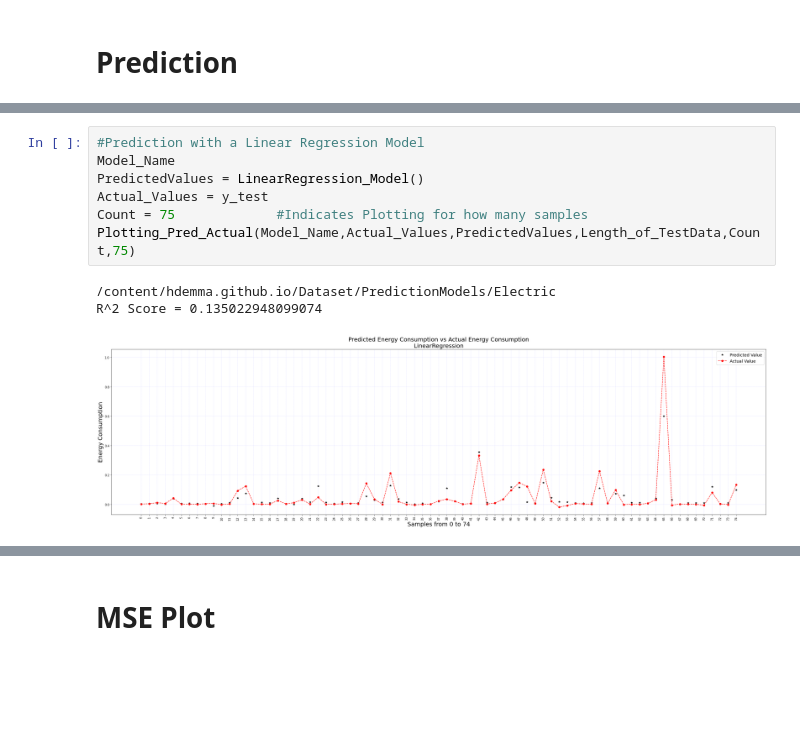
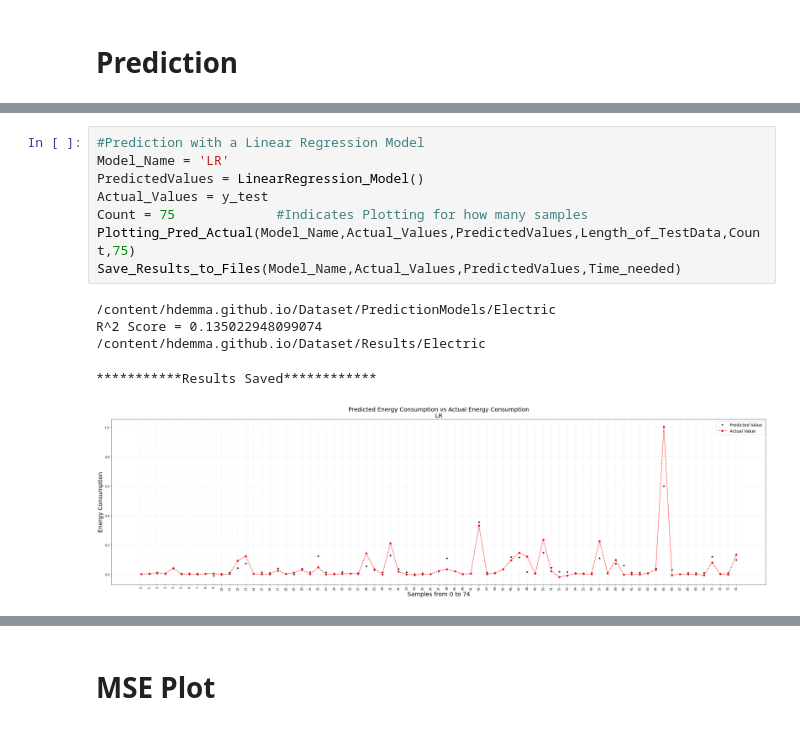
Before and after one commit to hdemma/hdemma.github.io, a Jupyter notebook: Macro_Prediction_Models/Prediction_Script_Electric.ipynb, the cells around one changed output, grey strips where cells are left out. Drawn from its saved outputs; the diff is of its cells as text; blank space fills up the shorter version.

```diff
--- a/Macro_Prediction_Models/Prediction_Script_Electric.ipynb
+++ b/Macro_Prediction_Models/Prediction_Script_Electric.ipynb
@@ -367,11 +414,14 @@ def Save_Results_to_Files(Model_Name,Actual_Values,PredictedValues,Time_needed):
 # %%
 #Prediction with a Linear Regression Model
-Model_Name
+Model_Name = 'LR'
 PredictedValues = LinearRegression_Model()
 Actual_Values = y_test
 Count = 75             #Indicates Plotting for how many samples
 Plotting_Pred_Actual(Model_Name,Actual_Values,PredictedValues,Length_of_TestData,Count,75)
+Save_Results_to_Files(Model_Name,Actual_Values,PredictedValues,Time_needed)
 # %% [output]
 /content/hdemma.github.io/Dataset/PredictionModels/Electric
 R^2 Score = 0.135022948099074
+/content/hdemma.github.io/Dataset/Results/Electric
+***********Results Saved************
-[figure, old version]
+[figure, new version]
```
Also changed, not shown: parts of 10 cells of this notebook.
